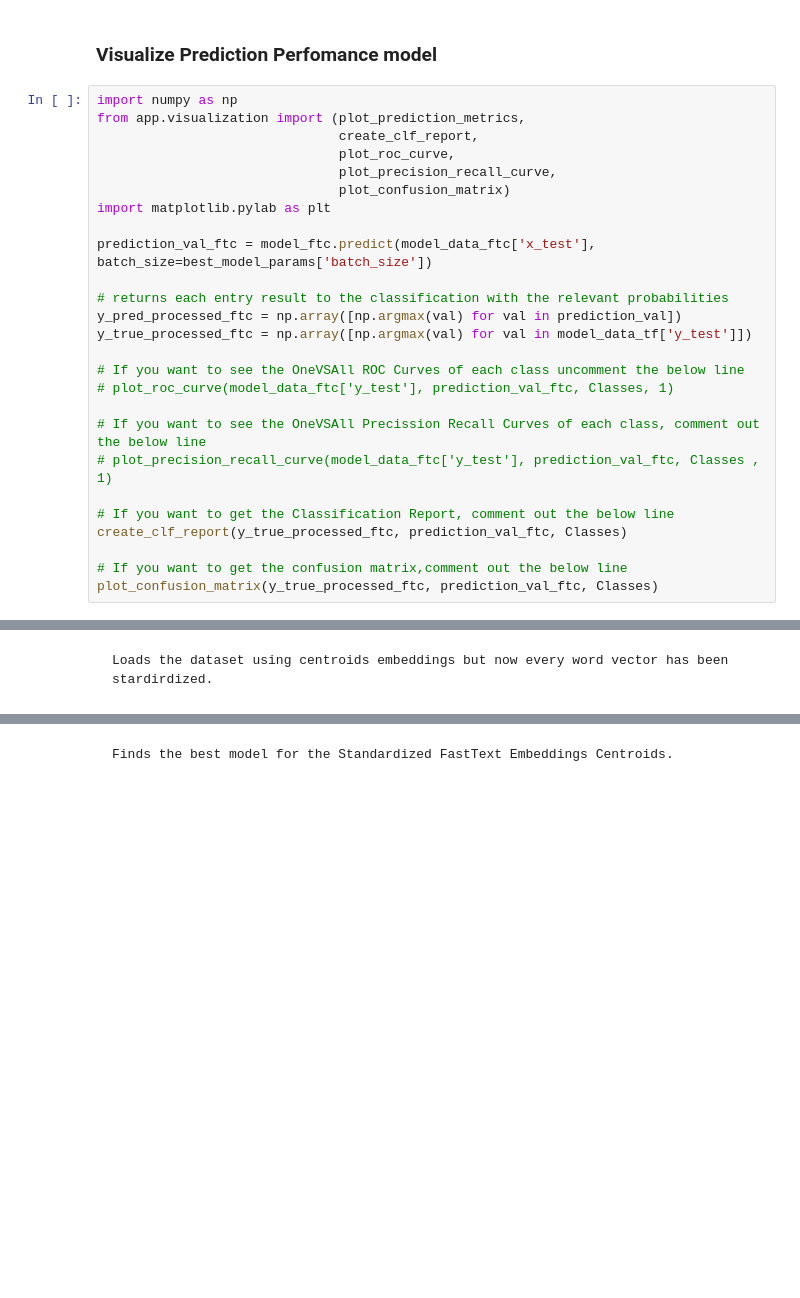
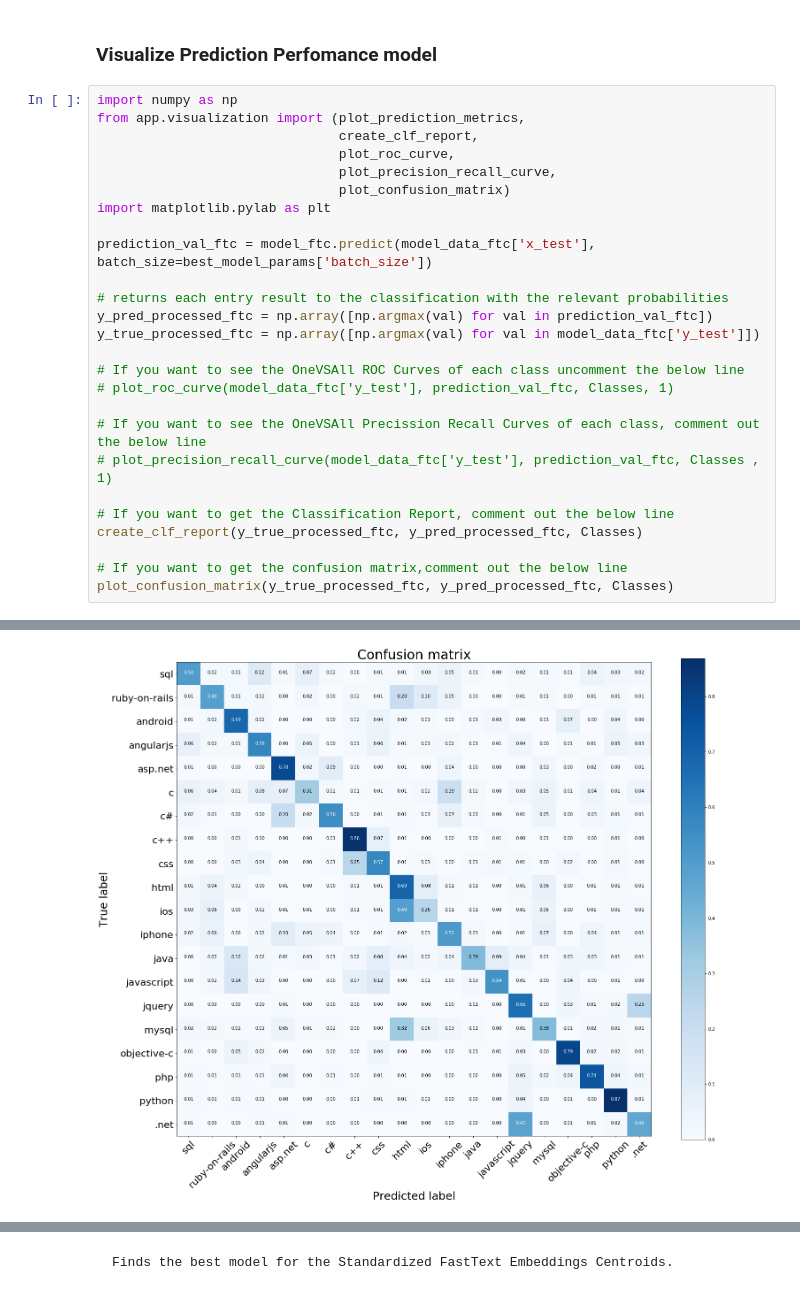
Before and after one commit to giannhskod/text-classification-mlp, a Jupyter notebook: notebooks/keras_mlp_stackoverflow_posts_with_ftc.ipynb, the cells around one changed output, grey strips where cells are left out. Drawn from its saved outputs; the diff is of its cells as text; blank space fills up the shorter version.

```diff
--- a/notebooks/keras_mlp_stackoverflow_posts_with_ftc.ipynb
+++ b/notebooks/keras_mlp_stackoverflow_posts_with_ftc.ipynb
@@ -157,8 +186,8 @@ import matplotlib.pylab as plt
 prediction_val_ftc = model_ftc.predict(model_data_ftc['x_test'], batch_size=best_model_params['batch_size'])
 
 # returns each entry result to the classification with the relevant probabilities
-y_pred_processed_ftc = np.array([np.argmax(val) for val in prediction_val])
-y_true_processed_ftc = np.array([np.argmax(val) for val in model_data_tf['y_test']])
+y_pred_processed_ftc = np.array([np.argmax(val) for val in prediction_val_ftc])
+y_true_processed_ftc = np.array([np.argmax(val) for val in model_data_ftc['y_test']])
 
 # If you want to see the OneVSAll ROC Curves of each class uncomment the below line
 # plot_roc_curve(model_data_ftc['y_test'], prediction_val_ftc, Classes, 1)
@@ -167,7 +196,8 @@ y_true_processed_ftc = np.array([np.argmax(val) for val in model_data_tf['y_test
 # plot_precision_recall_curve(model_data_ftc['y_test'], prediction_val_ftc, Classes , 1)
 
 # If you want to get the Classification Report, comment out the below line
-create_clf_report(y_true_processed_ftc, prediction_val_ftc, Classes)
+create_clf_report(y_true_processed_ftc, y_pred_processed_ftc, Classes)
 
 # If you want to get the confusion matrix,comment out the below line
-plot_confusion_matrix(y_true_processed_ftc, prediction_val_ftc, Classes)
+plot_confusion_matrix(y_true_processed_ftc, y_pred_processed_ftc, Classes)
+# %% [output]
@@ -174,2 +221 @@ plot_confusion_matrix(y_true_processed_ftc, prediction_val_ftc, Classes)
+[figure, added]
-# %% [markdown]
-    Loads the dataset using centroids embeddings but now every word vector has been stardirdized.
```
Also changed, not shown: parts of 14 cells of this notebook, 6 other files.
